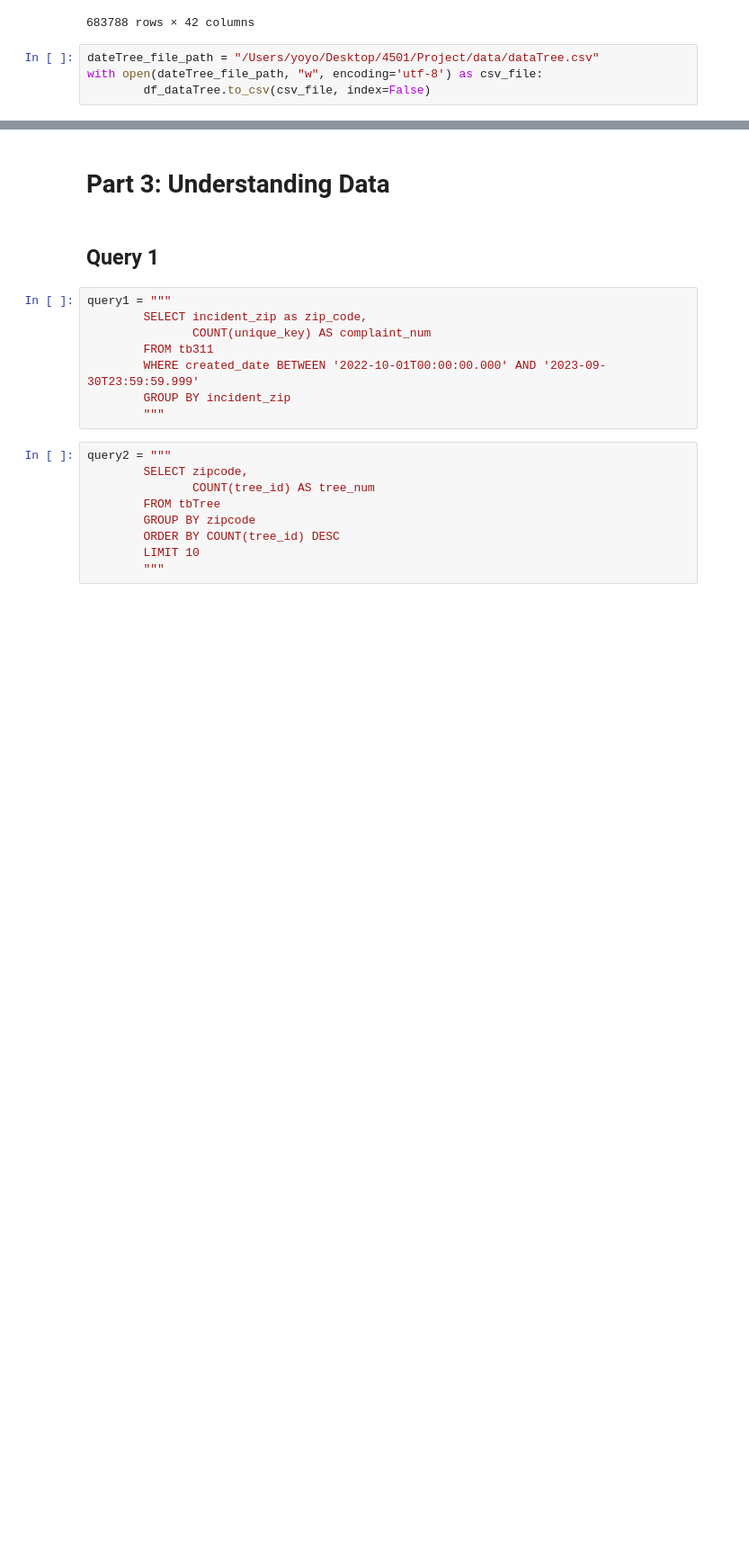
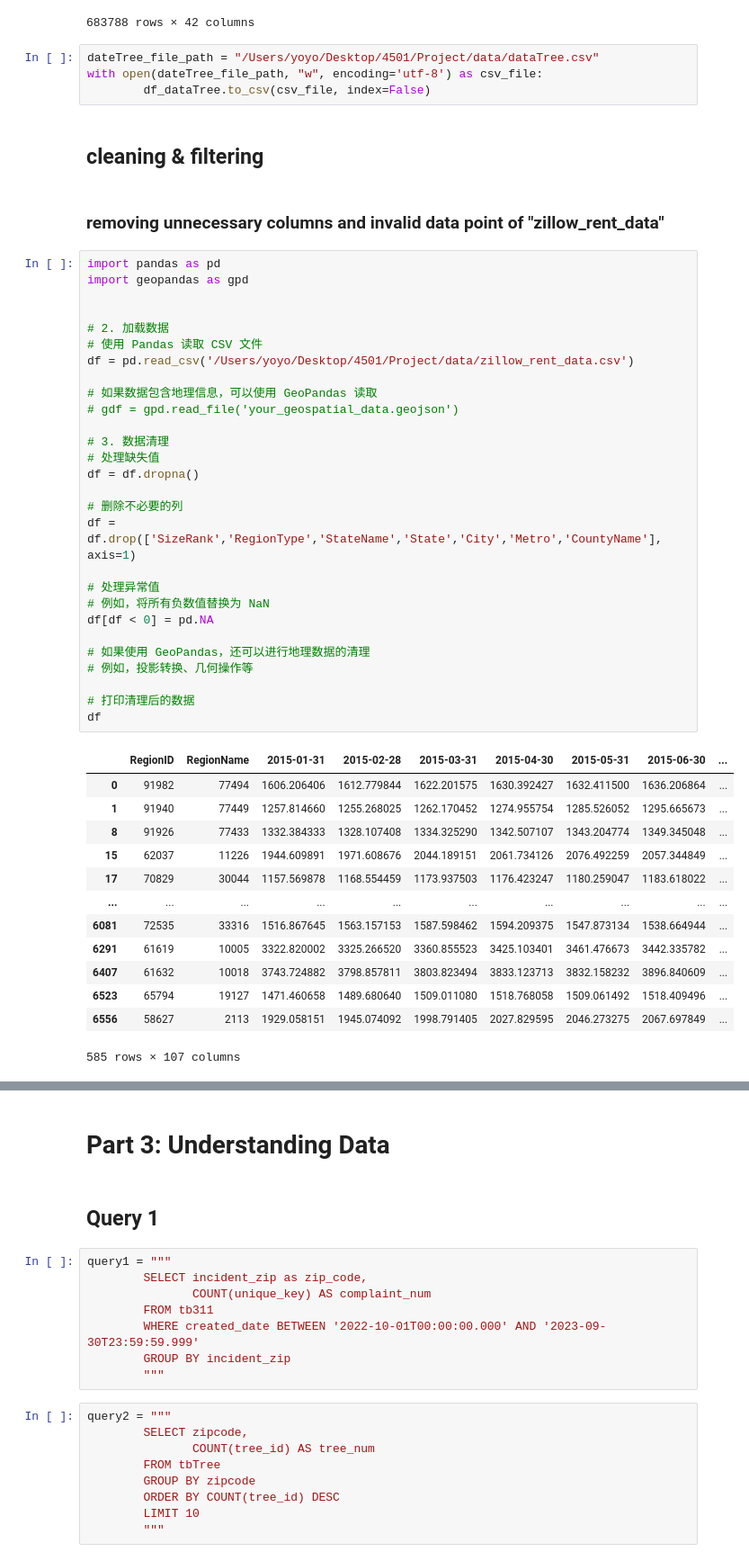
Before and after one commit to llllllllvy/4501_project, a Jupyter notebook: Project.ipynb, the cells around one changed output, grey strips where cells are left out. Shown at 90% size. Cells and saved outputs as stored; diff of their text form; blank space fills up the shorter version.

Commit message:
Filter data of zipcodes and  rent_data

```diff
--- a/Project.ipynb
+++ b/Project.ipynb
@@ -132,3 +132,49 @@ df_dataTree
 dateTree_file_path = "/Users/yoyo/Desktop/4501/Project/data/dataTree.csv"
 with open(dateTree_file_path, "w", encoding='utf-8') as csv_file:
         df_dataTree.to_csv(csv_file, index=False)
+# %% [markdown]
+## cleaning & filtering
+# %% [markdown]
+### removing unnecessary columns and invalid data point of "zillow_rent_data"
+# %%
+import pandas as pd
+import geopandas as gpd
+
+
+# 2. 加载数据
+# 使用 Pandas 读取 CSV 文件
+df = pd.read_csv('/Users/yoyo/Desktop/4501/Project/data/zillow_rent_data.csv')
+
+# 如果数据包含地理信息，可以使用 GeoPandas 读取
+# gdf = gpd.read_file('your_geospatial_data.geojson')
+
+# 3. 数据清理
+# 处理缺失值
+df = df.dropna()
+
+# 删除不必要的列
+df = df.drop(['SizeRank','RegionType','StateName','State','City','Metro','CountyName'], axis=1)
+
+# 处理异常值
+# 例如，将所有负数值替换为 NaN
+df[df < 0] = pd.NA
+
+# 如果使用 GeoPandas，还可以进行地理数据的清理
+# 例如，投影转换、几何操作等
+
+# 打印清理后的数据
+df
+# %% [output]
+|  | RegionID | RegionName | 2015-01-31 | 2015-02-28 | 2015-03-31 | 2015-04-30 | 2015-05-31 | 2015-06-30 | ... |
+| 0 | 91982 | 77494 | 1606.206406 | 1612.779844 | 1622.201575 | 1630.392427 | 1632.411500 | 1636.206864 | ... |
+| 1 | 91940 | 77449 | 1257.814660 | 1255.268025 | 1262.170452 | 1274.955754 | 1285.526052 | 1295.665673 | ... |
+| 8 | 91926 | 77433 | 1332.384333 | 1328.107408 | 1334.325290 | 1342.507107 | 1343.204774 | 1349.345048 | ... |
+| 15 | 62037 | 11226 | 1944.609891 | 1971.608676 | 2044.189151 | 2061.734126 | 2076.492259 | 2057.344849 | ... |
+| 17 | 70829 | 30044 | 1157.569878 | 1168.554459 | 1173.937503 | 1176.423247 | 1180.259047 | 1183.618022 | ... |
+| ... | ... | ... | ... | ... | ... | ... | ... | ... | ... |
+| 6081 | 72535 | 33316 | 1516.867645 | 1563.157153 | 1587.598462 | 1594.209375 | 1547.873134 | 1538.664944 | ... |
+| 6291 | 61619 | 10005 | 3322.820002 | 3325.266520 | 3360.855523 | 3425.103401 | 3461.476673 | 3442.335782 | ... |
+| 6407 | 61632 | 10018 | 3743.724882 | 3798.857811 | 3803.823494 | 3833.123713 | 3832.158232 | 3896.840609 | ... |
+| 6523 | 65794 | 19127 | 1471.460658 | 1489.680640 | 1509.011080 | 1518.768058 | 1509.061492 | 1518.409496 | ... |
+| 6556 | 58627 | 2113 | 1929.058151 | 1945.074092 | 1998.791405 | 2027.829595 | 2046.273275 | 2067.697849 | ... |
+585 rows × 107 columns
```
Also changed, not shown: parts of 4 cells of this notebook, 1 other file.
